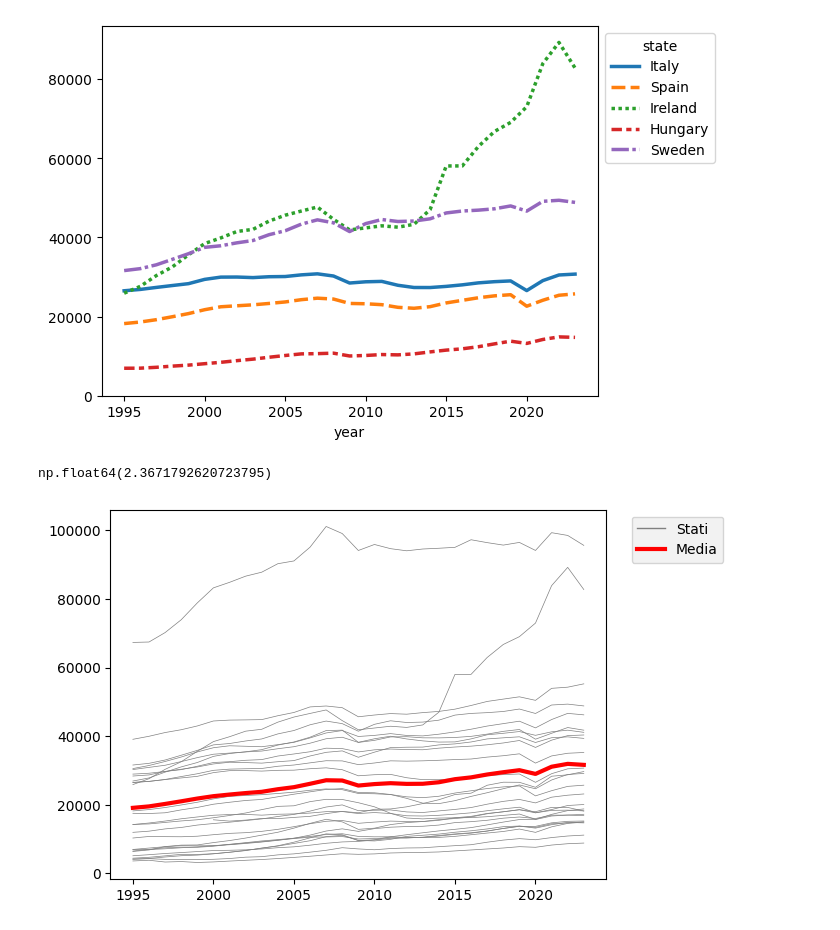
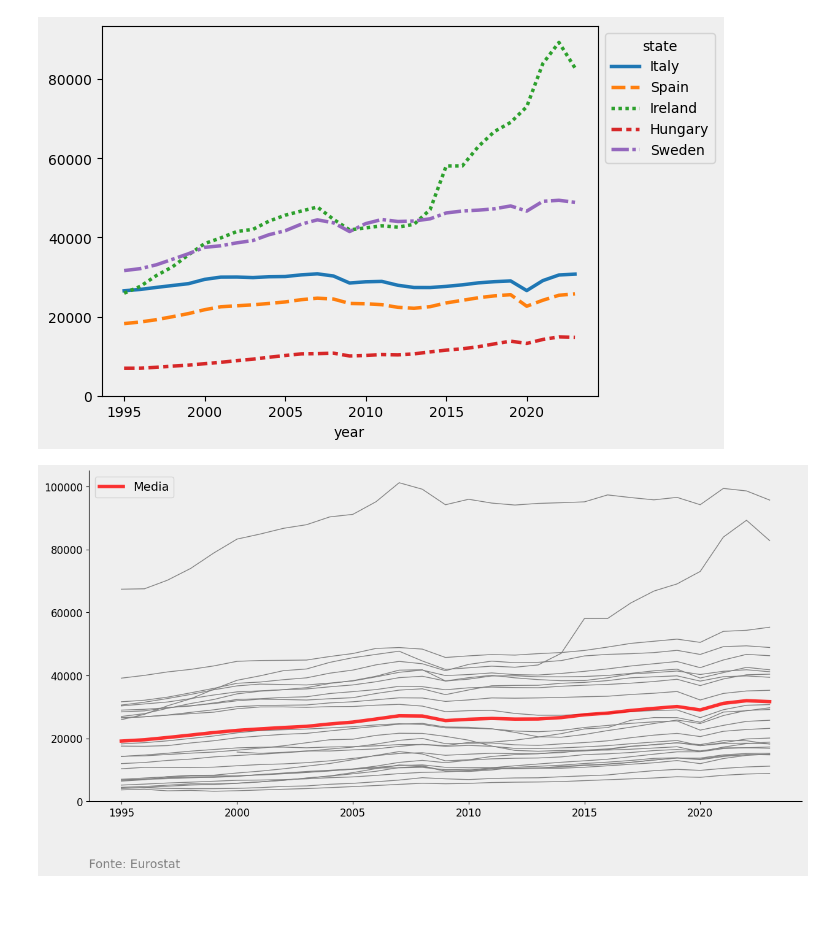
Before and after one commit to GioooTDM/Visualizzazione-Scientifica, a Jupyter notebook: graphs/GDP_graphs.ipynb, the cells around one changed output. Cells and saved outputs as stored; diff of their text form; code cells hidden in the pictures.

```diff
--- a/graphs/GDP_graphs.ipynb
+++ b/graphs/GDP_graphs.ipynb
@@ -15,21 +15,35 @@ sns.move_legend(obj=lnPlot, loc='upper right', bbox_to_anchor=(1.25, 1))
 [figure]
 # %%
 dfPctChange = dfPivoted.pct_change() * 100
+
+plt.figure(figsize=(15,7))
+plt.yticks(fontsize=12)
+plt.xticks(fontsize=12)
 
 mean = dfPivoted.mean(axis=1)
 
 for state in dfPivoted.columns:
-    sns.lineplot(x=dfPivoted.index, y=dfPivoted[state], color="gray" , linewidth=0.5, label=None)
-sns.lineplot(data=mean, color="red", linewidth=3, label="Media")
+    sns.lineplot(x=dfPivoted.index, y=dfPivoted[state], color="gray" , linewidth=1, label=None)
+lnPlot = sns.lineplot(data=mean, color="red", linewidth=4, label="Media", alpha=0.8)
 sns.set_style(rc={'axes.facecolor':'#efefef','figure.facecolor': '#efefef'})
 plt.legend(handles=[
-    plt.Line2D([0], [0], color='gray', lw=1, label='Stati'),
-    plt.Line2D([0], [0], color='red', lw=3, label='Media')],
+    plt.Line2D([0], [0], color='gray', lw=2, label='Stati'),
+    plt.Line2D([0], [0], color='red', lw=4, label='Media')],
     loc='upper right', bbox_to_anchor=(1.25, 1))
+lnPlot.set_ylim(ymin=0, ymax = 105000)
 
 plt.ylabel(None)
 plt.xlabel(None)
-dfPctChange.mean().mean()
+plt.legend(fontsize=14)
+sns.despine()
+plt.text(
+    0, -0.2,  # Posizione
+    "Fonte: Eurostat",
+    fontsize=14,
+    color='gray',
+    ha='left',  # Allineamento orizzontale
+    transform=plt.gca().transAxes  # Posiziona il testo in coordinate relative al grafico
+)
+plt.savefig(r'..\..\mean_gdp.png', transparent=True, bbox_inches='tight')
 # %% [output]
-np.float64(2.3671792620723795)
-[figure, old version]
+[figure, new version]
```
Also changed, not shown: parts of 10 cells of this notebook, 5 other files.
